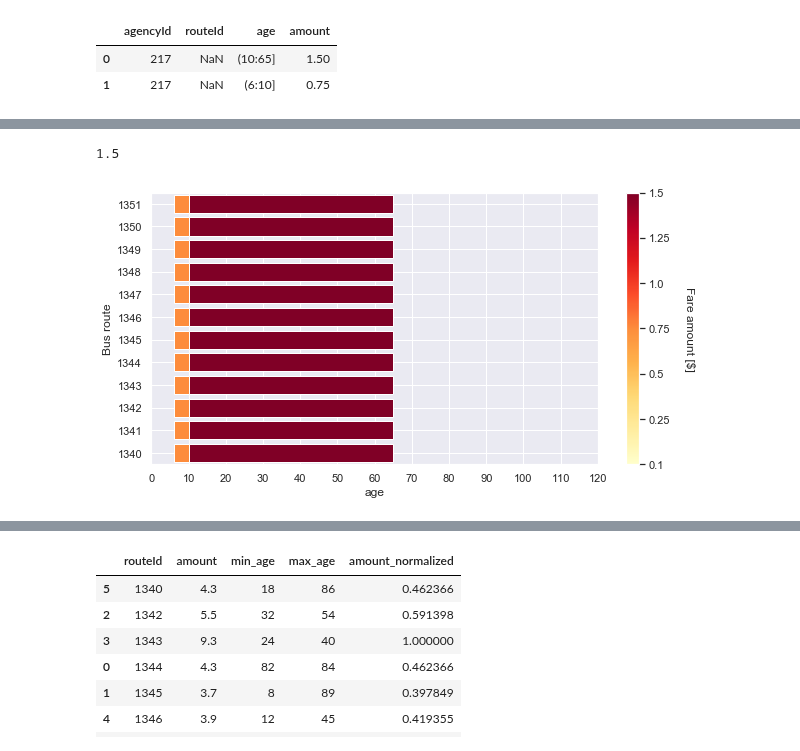
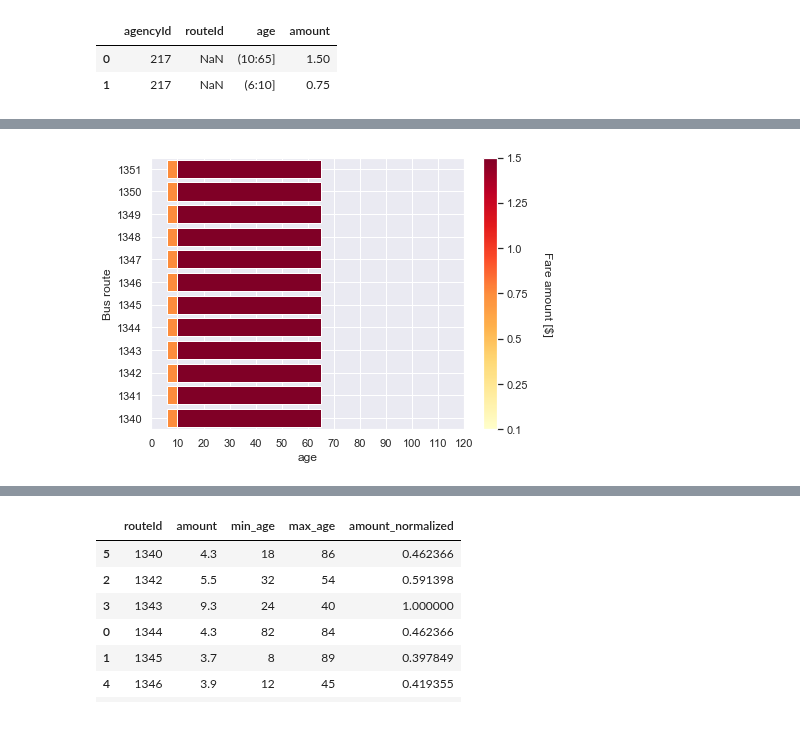
Before and after one commit to bistro-its-berkeley/BISTRO-Starter-Kit, a Jupyter notebook: utilities/Visualization/Visualization_outputs.ipynb, the cells around one changed output, grey strips where cells are left out. Saved outputs shown, nothing was run; the diff lists cells and outputs as text; code cells hidden in the pictures.

```diff
--- a/utilities/Visualization/Visualization_outputs.ipynb
+++ b/utilities/Visualization/Visualization_outputs.ipynb
@@ -387,37 +397,34 @@ process_fares_data_bau(fares_data_bau)
-# %%
-np.max(fares["amount"])
-# %% [output]
-1.5
 # %%
 fares = process_fares_data_bau(fares_data_bau)
-fares_non_Bau = process_fares_data(fares_data)
+# fares_non_Bau = process_fares_data(fares_data)
 
-fig, ax = plt.subplots(figsize = (10,5))
+fig, ax = plt.subplots(figsize = (7,5))
 #color map
 my_cmap = plt.cm.get_cmap('YlOrRd')
 colors = my_cmap(fares["amount_normalized"])
 #plot
 bars = plt.barh(fares["routeId"], fares["max_age"]-fares["min_age"], left=fares["min_age"], color = colors)
 # scores.plot.barh(stacked=True)
 ax.yaxis.set_major_locator(plt.MultipleLocator(1))
 ax.xaxis.set_major_locator(plt.MultipleLocator(10))
 
 plt.yticks(fontsize = 11)
 plt.xlabel("age")
 plt.ylabel("Bus route")
 plt.ylim((1339.5,1351.5))
 plt.xlim((0,120))
 # plt.title("Input - Mass Transit Fares - BAU", fontweight = "bold", pad=12, fontsize = 15)
 
 sm = ScalarMappable(cmap = my_cmap, norm=plt.Normalize(0,np.max(fares["amount"])))
 sm.set_array([])
 # cbar = plt.colorbar(sm)
 cbar = fig.colorbar(sm, ticks=[0, 0.25, 0.5, 0.75, 1.0, 1.25, 1.5])
 cbar.set_label('Fare amount [$]', rotation=270, labelpad=25)
 cbar.ax.set_yticklabels(['0.1', '0.25', '0.5', '0.75', '1.0', '1.25', '1.5'])
 
 plt.savefig("Input-Mass_Transit_BAU", bbox_inches="tight" )
+# plt.savefig("Input-Mass_Transit_increase_bus_frequency", bbox_inches="tight" )
 
 plt.show()
 # %% [output]
-[figure, old version]
+[figure, new version]
```
Also changed, not shown: parts of 24 cells of this notebook, 17 other files.
